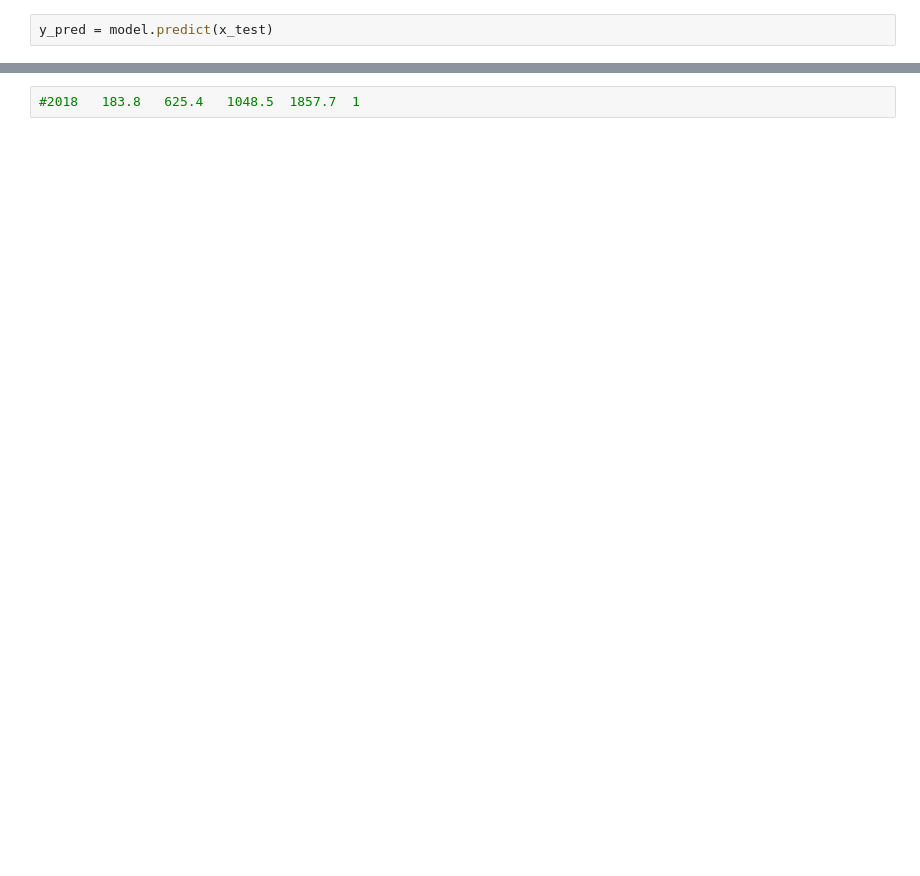
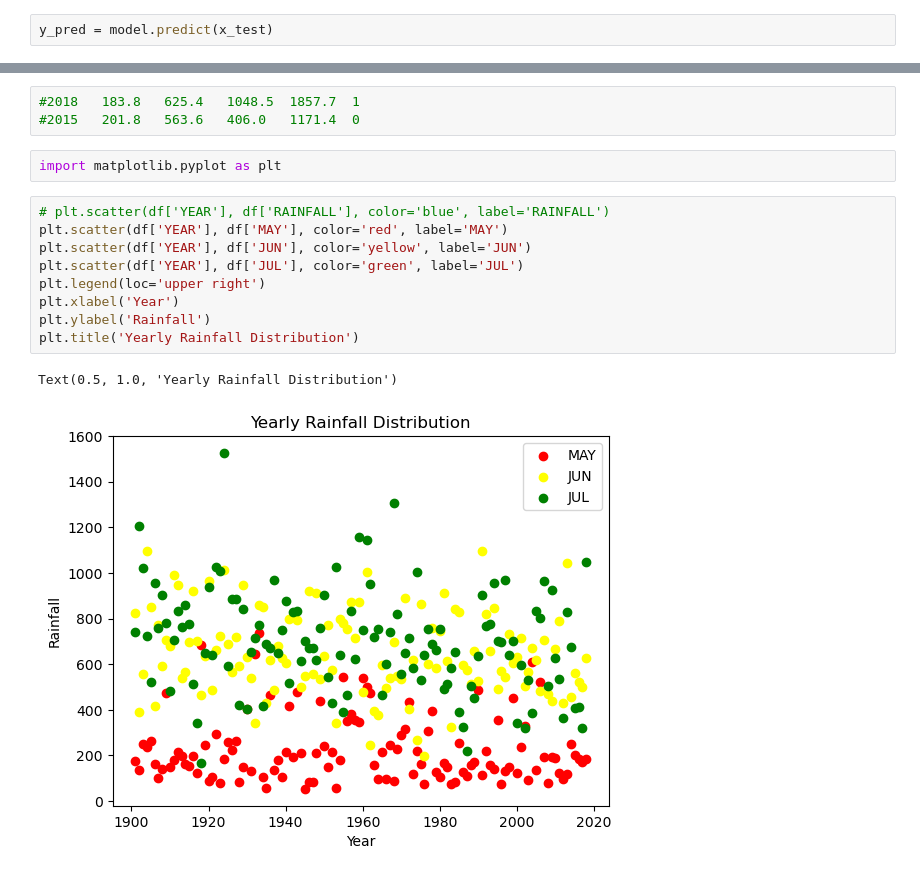
Before and after one commit to yashpjadhav/Flood-Prediction-Using-Logistic-Regression, a Jupyter notebook: Logestic_Regression_Model_For_Flood_Prediction.ipynb, the cells around one changed output, grey strips where cells are left out. Drawn from its saved outputs; the diff is of its cells as text; blank space fills up the shorter version.

```diff
--- a/Logestic_Regression_Model_For_Flood_Prediction.ipynb
+++ b/Logestic_Regression_Model_For_Flood_Prediction.ipynb
@@ -196,3 +196,18 @@ Accuracy of the model is : 83.33333333333334%
 Prediction is Done
 # %%
 #2018	183.8	625.4	1048.5	1857.7	1
+#2015	201.8	563.6	406.0	1171.4	0
+# %%
+import matplotlib.pyplot as plt
+# %%
+# plt.scatter(df['YEAR'], df['RAINFALL'], color='blue', label='RAINFALL')
+plt.scatter(df['YEAR'], df['MAY'], color='red', label='MAY')
+plt.scatter(df['YEAR'], df['JUN'], color='yellow', label='JUN')
+plt.scatter(df['YEAR'], df['JUL'], color='green', label='JUL')
+plt.legend(loc='upper right')
+plt.xlabel('Year')
+plt.ylabel('Rainfall')
+plt.title('Yearly Rainfall Distribution')
+# %% [output]
+Text(0.5, 1.0, 'Yearly Rainfall Distribution')
+[figure, added]
```
Also changed, not shown: parts of 17 cells of this notebook.
